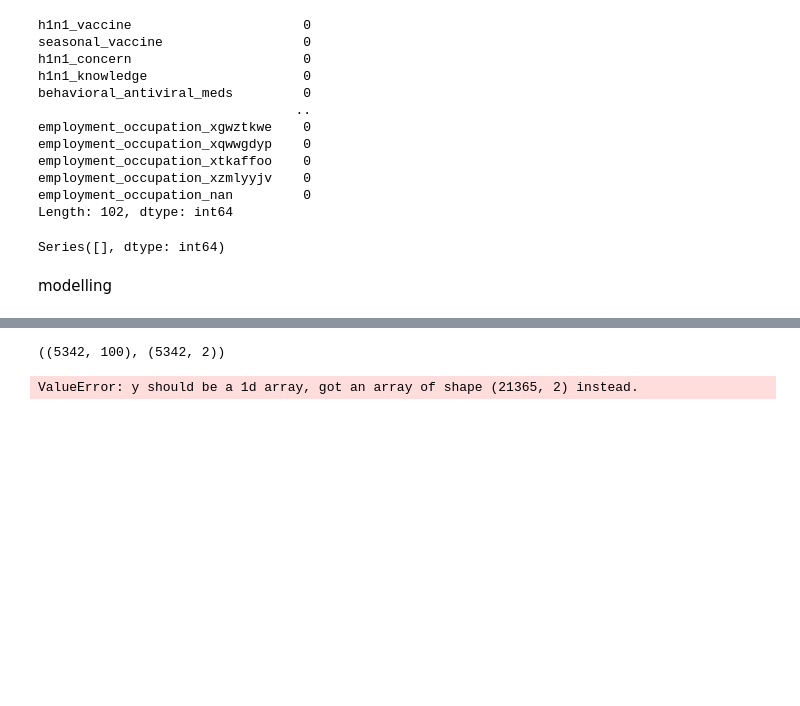
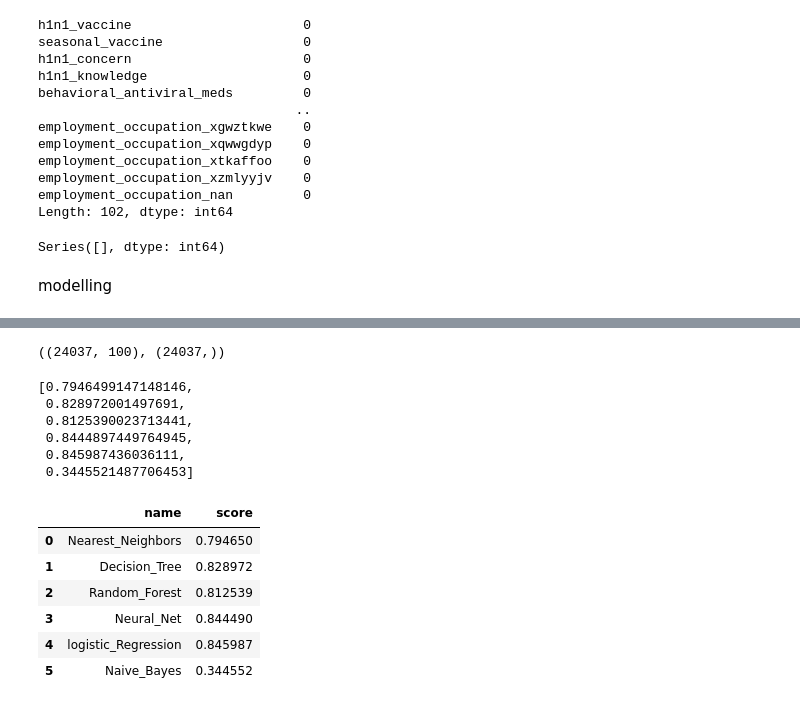
Before and after one commit to gshikanda/PHASE-3-PROJECT, a Jupyter notebook: H1N1 PROJECT.ipynb, the cells around one changed output, grey strips where cells are left out. Saved outputs shown, nothing was run; the diff lists cells and outputs as text; code cells hidden in the pictures; blank space fills up the shorter version.

Commit message:
analysing the best accuracy score for H1N1

```diff
--- a/H1N1 PROJECT.ipynb
+++ b/H1N1 PROJECT.ipynb
@@ -512,8 +512,8 @@ Series([], dtype: int64)
 # %% [markdown]
 modelling
 # %%
-#split the dataset into x and y
+#split the dataset into x and y FOR H1N1
 X=new_training.drop(columns=['h1n1_vaccine','seasonal_vaccine'])
-y= new_training[['h1n1_vaccine','seasonal_vaccine']]
-X.shape,y.shape
+y_h1n1= new_training['h1n1_vaccine']
+X.shape,y_h1n1.shape
 # %% [output]
@@ -521,6 +521,6 @@ X.shape,y.shape
 # %%
 #train test the decision tree
-x_train,x_test,y_train,y_test= train_test_split(X,y,test_size=0.2,random_state=42)
+x_train,x_test,y_train,y_test= train_test_split(X,y_h1n1,test_size=0.9,random_state=42)
 # %%
 #look for the shape of training set
 x_train.shape,y_train.shape
@@ -530,7 +530,7 @@ x_train.shape,y_train.shape
 #look for the shape of training set
 x_test.shape,y_test.shape
 # %% [output]
-((5342, 100), (5342, 2))
+((24037, 100), (24037,))
 # %%
 #import the necessary classifiers
 from sklearn.neural_network import MLPClassifier
@@ -548,19 +550,15 @@ from sklearn.linear_model import SGDClassifier
 # %%
 #defining the classifiers
-names=["Nearest_Neighbors","Linear_SVM","Polynomial_SVM","RBF_SVM","Gaussian_Process",
-       "Gradient_Boosting","Decision_Tree","Extra_Trees","Random_Forest","Neural_Net","Ada_Boost",
-       "Naive_Bayes","QDA","SGD"]
+names=["Nearest_Neighbors",
+       "Decision_Tree","Random_Forest","Neural_Net","logistic_Regression",
+       "Naive_Bayes"]
 Classifiers=[KNeighborsClassifier(3),
-            SVC(kernel="linear",C=0.025),
-            SVC(kernel="poly",degree=3,C=0.025),
-            SVC(kernel="rbf",C=1,gamma=2),
-            GaussianProcessClassifier(1.0 * RBF(1.0)),
-            GradientBoostingClassifier(n_estimators=100,learning_rate=1.0),
+
             DecisionTreeClassifier(max_depth=5),
-            ExtraTreesClassifier(n_estimators=10,min_samples_split=2),
             RandomForestClassifier(max_depth=5,n_estimators=100),
             MLPClassifier(alpha=1,max_iter=1000),
-            AdaBoostClassifier(n_estimators=100),
+            LogisticRegression(max_iter=1000),
+
             GaussianNB(),
-            QuadraticDiscriminantAnalysis(),
-            SGDClassifier(loss="hinge",penalty="12")]
+
+            ]
@@ -569,9 +565,28 @@ Classifiers=[KNeighborsClassifier(3),
 # %%
-#build model and test accuracy scores
+#BUILD MODEL AND TEST ACCURACY SCORE
 scores=[]
-for name, clf in zip (names,Classifiers):
+for name,clf in zip(names,Classifiers):
     clf.fit(x_train,y_train)
     score=clf.score(x_test,y_test)
     scores.append(score)
+scores
 # %% [output]
-ValueError: y should be a 1d array, got an array of shape (21365, 2) instead.
+[0.7946499147148146,
+ 0.828972001497691,
+ 0.8125390023713441,
+ 0.8444897449764945,
+ 0.845987436036111,
+ 0.3445521487706453]
+# %%
+scores_df=pd.DataFrame()
+scores_df['name'] = names
+scores_df['score'] = scores
+scores_df
+# %% [output]
+|  | name | score |
+| 0 | Nearest_Neighbors | 0.794650 |
+| 1 | Decision_Tree | 0.828972 |
+| 2 | Random_Forest | 0.812539 |
+| 3 | Neural_Net | 0.844490 |
+| 4 | logistic_Regression | 0.845987 |
+| 5 | Naive_Bayes | 0.344552 |
```
Also changed, not shown: parts of 7 cells of this notebook.
